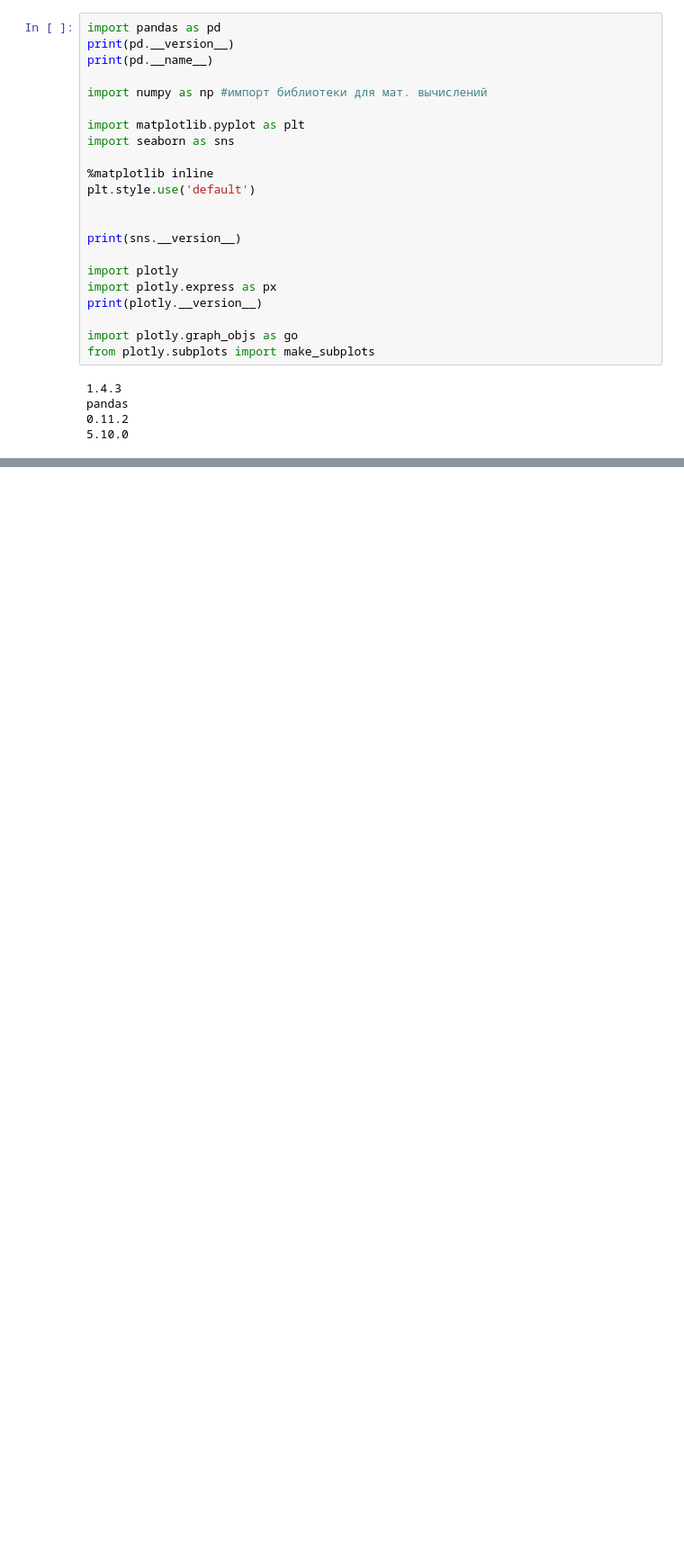
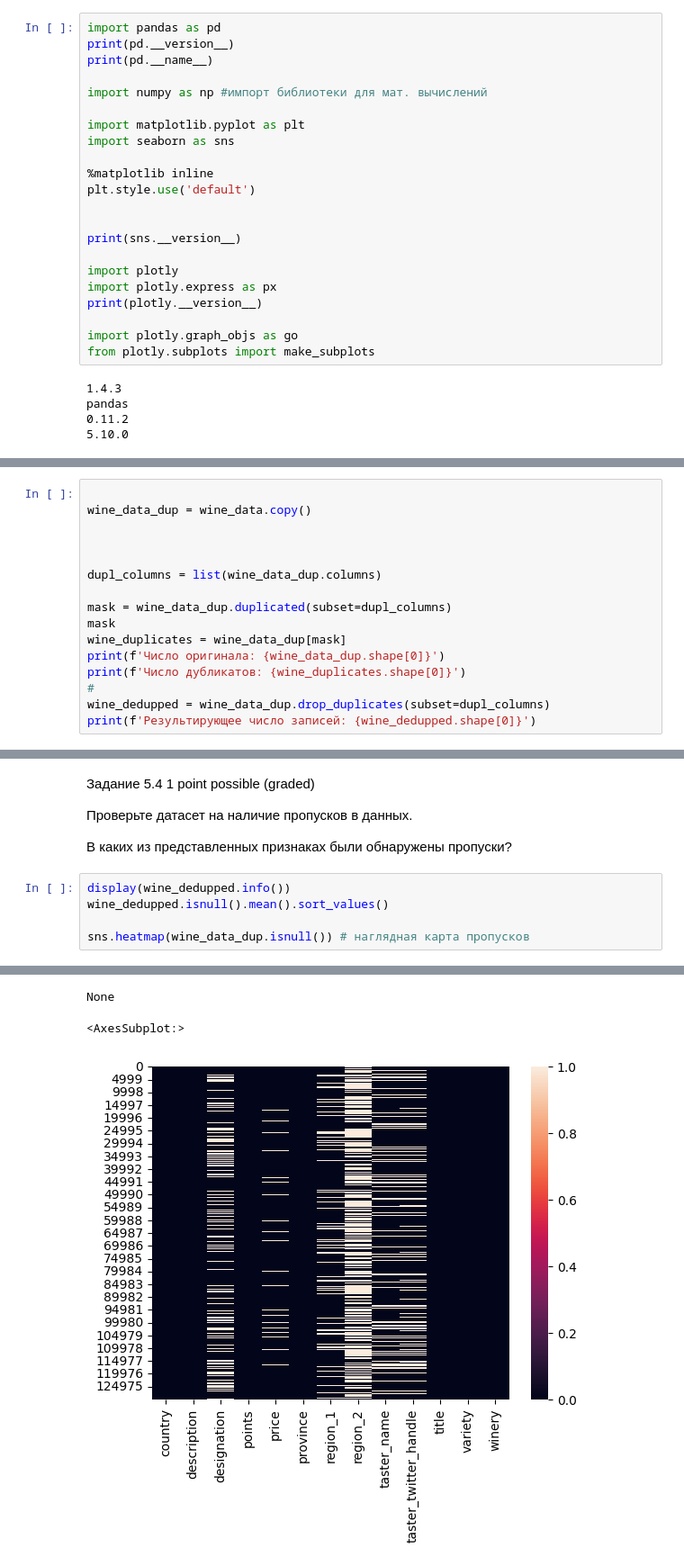
Before and after one commit to kdunaev-a10/SkillFactory-DTS, a Jupyter notebook: module-EDA/EDA-1/eda-1.ipynb, the cells around one changed output, grey strips where cells are left out. Shown at 90% size. Drawn from its saved outputs; the diff is of its cells as text; blank space fills up the shorter version.

```diff
--- a/module-EDA/EDA-1/eda-1.ipynb
+++ b/module-EDA/EDA-1/eda-1.ipynb
@@ -686,0 +114,16 @@ print(f'Результирующее число признаков: {information
+# %%
+
+wine_data_dup = wine_data.copy()
+
+
+
+dupl_columns = list(wine_data_dup.columns)
+
+mask = wine_data_dup.duplicated(subset=dupl_columns)
+mask
+wine_duplicates = wine_data_dup[mask]
+print(f'Число оригинала: {wine_data_dup.shape[0]}')
+print(f'Число дубликатов: {wine_duplicates.shape[0]}')
+#
+wine_dedupped = wine_data_dup.drop_duplicates(subset=dupl_columns)
+print(f'Результирующее число записей: {wine_dedupped.shape[0]}')
@@ -686,0 +134,13 @@ print(f'Результирующее число признаков: {information
+# %% [markdown]
+ Задание 5.4
+1 point possible (graded)
+
+Проверьте датасет на наличие пропусков в данных.
+
+В каких из представленных признаках были обнаружены пропуски?
+# %%
+display(wine_dedupped.info())
+wine_dedupped.isnull().mean().sort_values()
+
+sns.heatmap(wine_data_dup.isnull()) # наглядная карта пропусков
+# %% [output]
@@ -686,0 +166,3 @@ print(f'Результирующее число признаков: {information
+None
+<AxesSubplot:>
+[figure, added]
```
Also changed, not shown: parts of 62 cells of this notebook, 1 other file.
